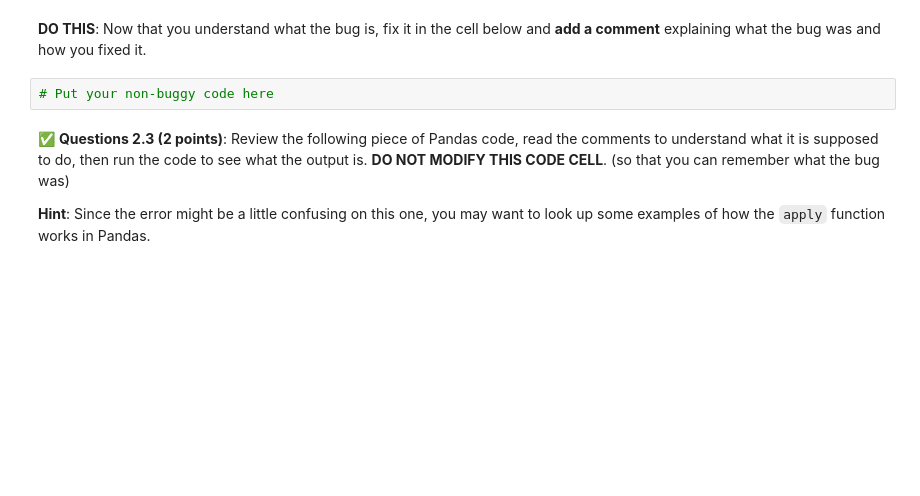
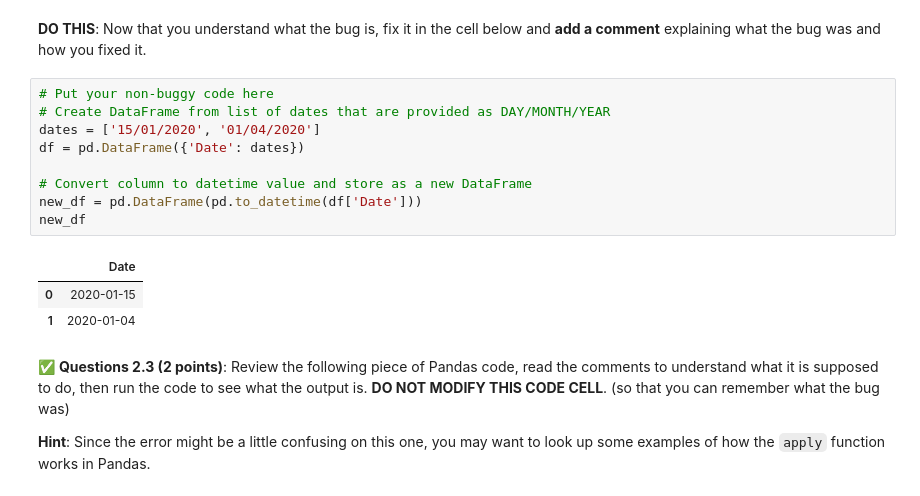
Before and after one commit to johnsonbj199/CMSE202-f23-turnin, a Jupyter notebook: HW-01_GitPracticeDebuggingPythonPackagesAndClasses-BrandonJohnson.ipynb, the cells around one changed output. Drawn from its saved outputs; the diff is of its cells as text; blank space fills up the shorter version.

```diff
--- a/HW-01_GitPracticeDebuggingPythonPackagesAndClasses-BrandonJohnson.ipynb
+++ b/HW-01_GitPracticeDebuggingPythonPackagesAndClasses-BrandonJohnson.ipynb
@@ -233,8 +257,19 @@ If you need to write any code to explore the nature of the bug, please do so in
 # Put exploratory code here, if needed
 # %% [markdown]
 **DO THIS**: Now that you understand what the bug is, fix it in the cell below and **add a comment** explaining what the bug was and how you fixed it.
-# %%
-# Put your non-buggy code here
+# %%
+# Put your non-buggy code here
+# Create DataFrame from list of dates that are provided as DAY/MONTH/YEAR
+dates = ['15/01/2020', '01/04/2020']
+df = pd.DataFrame({'Date': dates})
+
+# Convert column to datetime value and store as a new DataFrame
+new_df = pd.DataFrame(pd.to_datetime(df['Date']))
+new_df
+# %% [output]
+|  | Date |
+| 0 | 2020-01-15 |
+| 1 | 2020-01-04 |
 # %% [markdown]
 &#9989; **Questions 2.3 (2 points)**: Review the following piece of Pandas code, read the comments to understand what it is supposed to do, then run the code to see what the output is. **DO NOT MODIFY THIS CODE CELL**. (so that you can remember what the bug was)
 
```
Also changed, not shown: parts of 18 cells of this notebook.
